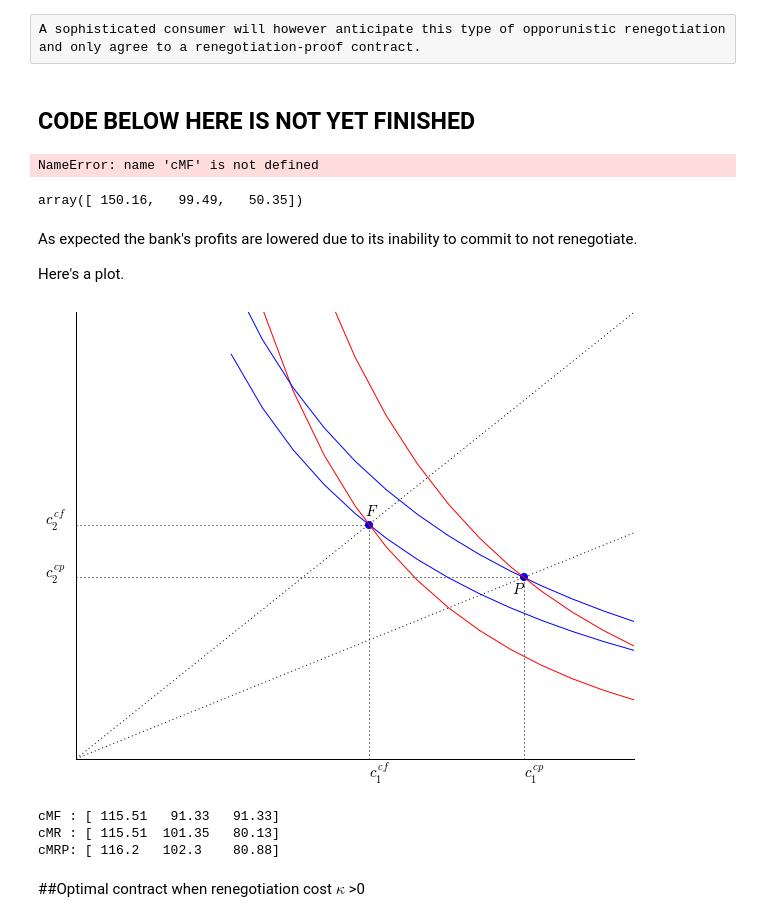
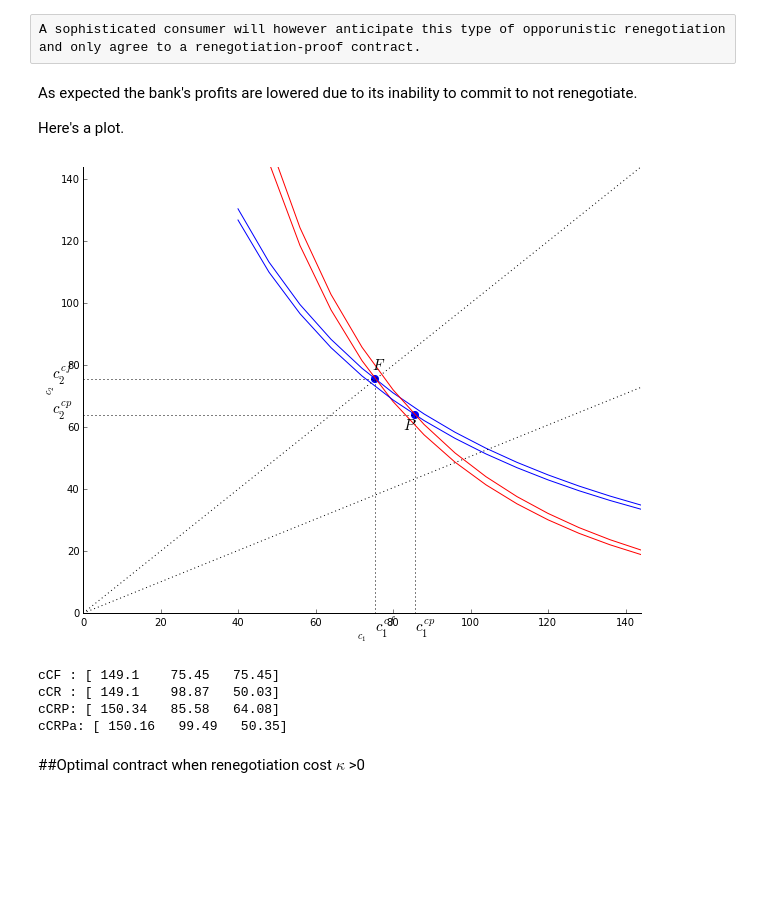
Before and after one commit to jhconning/renegotiation, a Jupyter notebook: py/competitive.ipynb, the cells around one changed output. Saved outputs shown, nothing was run; the diff lists cells and outputs as text; code cells hidden in the pictures; blank space fills up the shorter version.

Commit message:
Competitive reneg-proof now works Numerical (k=0) case (almost, rounding?) coincides w/ analytical. Started to move through competitive notebook for further analysis

```diff
--- a/py/competitive.ipynb
+++ b/py/competitive.ipynb
@@ -128,10 +128,3 @@ kappa   : 0
 r       : 0.0
 rho     : 0.75
 y       : [60, 120, 120]
-# %%
-# Let's find reneg-proof contract for pure profit with zero reneg. cost
-cCF=cC.fcommit()
-cC.kappa =0
-cCR = cC.reneg(cCF)
-cC.guess = cCR
-cCRP = cC.reneg_proof().x
@@ -153,3 +147,10 @@ print(cCRPa, cC.PVU(cCRPa,1))
 # %% [output]
 D is equal to 0.5005234621350616
 [ 150.16   99.49   50.35] 37.2903988437
+# %%
+# Let's find reneg-proof contract for pure profit with zero reneg. cost
+cCF=cC.fcommit()
+cC.kappa = 2
+cCR = cC.reneg(cCF)
+cC.guess = cCRPa
+cCRP = cC.reneg_proof().x
@@ -205,12 +197,2 @@ PV profits from cCF: 0.00   From cCR: 0.00
 # %% [raw]
 A sophisticated consumer will however anticipate this type of opporunistic renegotiation and only agree to a renegotiation-proof contract.
-# %% [markdown]
-## CODE BELOW HERE IS NOT YET FINISHED
-# %%
-# Let's find reneg-proof contract for pure profit with zero reneg. cost
-cC.kappa =0
-cC.guess = cMF
-cCRP = cM.reneg_proof().x
-cCRP
-# %% [output]
-NameError: name 'cMF' is not defined
@@ -220,7 +199,3 @@ print("PV profits from full commitment cMF: {:4.1f}, from renegotiation-proof cM
-# %%
-cCRPa
-# %% [output]
-array([ 150.16,   99.49,   50.35])
 # %% [markdown]
 As expected the bank's profits are lowered due to its inability to commit to not renegotiate.
 
@@ -254,47 +229,48 @@ plt.scatter(xx,yy, s=50, marker='o',color='b')
 
 # indifference curves
 plt.plot(c1_,idc0(c1_),color='blue')
 plt.plot(c1_,idc1(c1_),color='red')
 plt.plot(c1_,idc0RP(c1_),color='blue')
 plt.plot(c1_,idc1RP(c1_),color='red')
 # rays
 plt.plot(c1, c1,':',color='black')
 plt.plot(c1, cC.beta**(1/cC.rho)*c1,':',color='black')
 # isoprofit line(s)
 #isoprofline = cC.isoprofit(cC.profit(cMF,cC.y)-(y[0]-cCF[0]), y)
 #plt.plot(c1,  isoprofline(c1),':' )
 
 ax.spines['right'].set_color('none'), ax.spines['top'].set_color('none')
 plt.ylim((c1min, c1max*0.9)), plt.xlim((c1min, c1max*0.9))
 ax.xaxis.tick_bottom(),ax.yaxis.tick_left()
 plt.xlabel('$c_{1}$'); plt.ylabel('$c_{2}$')
 
 # label the points
 ax.text(cCF[1]-1, cCF[2]+3, r'$F$', fontsize=15)
 ax.text(cCRP[1]-3, cCRP[2]-5, r'$P$', fontsize=15)
 ax.text(cCRP[1], -6, r'$c^{cp}_{1}$', fontsize=15)
 ax.text(-8, cCRP[2], r'$c^{cp}_{2}$', fontsize=15)
 ax.text(cCF[1], -6, r'$c^{cf}_{1}$', fontsize=15)
 ax.text(-8, cCF[2], r'$c^{cf}_{2}$', fontsize=15)
 
 #turn off the axis numbers
-ax.axes.get_xaxis().set_visible(False)
-ax.axes.get_yaxis().set_visible(False)
+#ax.axes.get_xaxis().set_visible(False)
+#ax.axes.get_yaxis().set_visible(False)
 plt.savefig('figs\MonopolyFig.pdf', format='pdf')
 plt.show()
 # %% [output]
-[figure, old version]
+[figure, new version]
 # %%
 # isoprofit lines could be plotted like so
 # isop  = cM.isoprofit( 0.0, cM.y)   # returns a function of c1
 # plt.plot(c1, isop(c1))
-# %%
-for contrat in ['cMF ', 'cMR ', 'cMRP']:
-    print(contrat +":", eval(contrat))
-# %% [output]
-cMF : [ 115.51   91.33   91.33]
-cMR : [ 115.51  101.35   80.13]
-cMRP: [ 116.2   102.3    80.88]
+# %%
+for cont in ['cCF ', 'cCR ', 'cCRP', 'cCRPa']:
+    print(cont +":", eval(cont))
+# %% [output]
+cCF : [ 149.1    75.45   75.45]
+cCR : [ 149.1    98.87   50.03]
+cCRP: [ 150.34   85.58   64.08]
+cCRPa: [ 150.16   99.49   50.35]
 # %% [markdown]
 ##Optimal contract when renegotiation cost $\kappa $ >0
 # %% [markdown]
```
Also changed, not shown: parts of 10 cells of this notebook, 1 other file.
